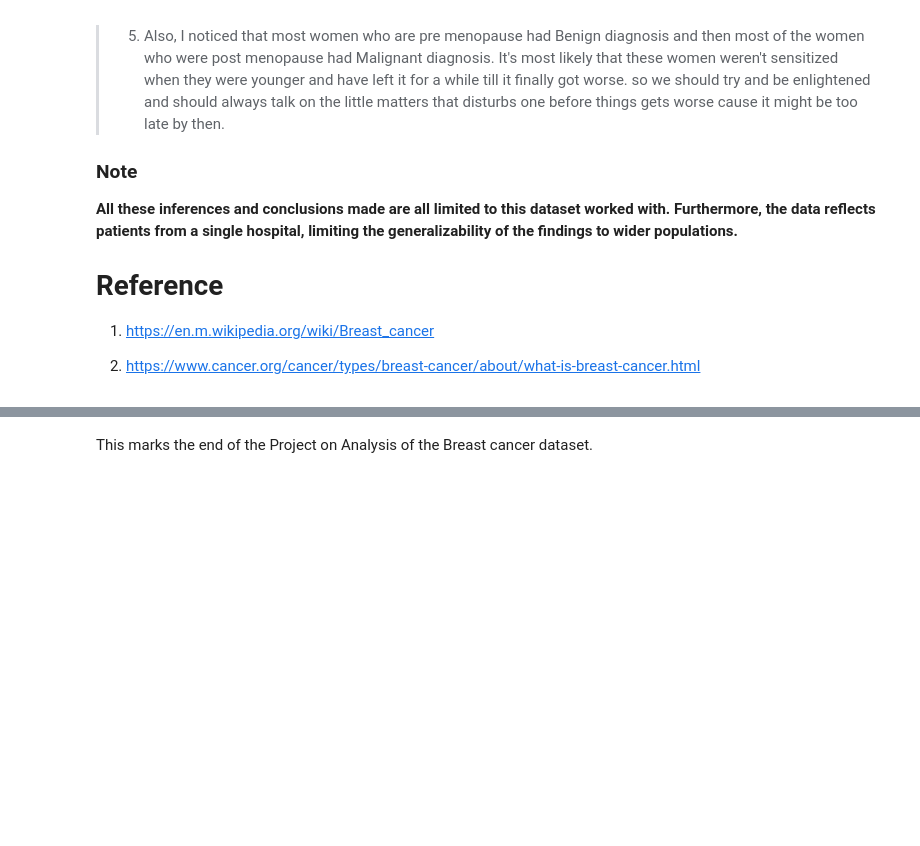
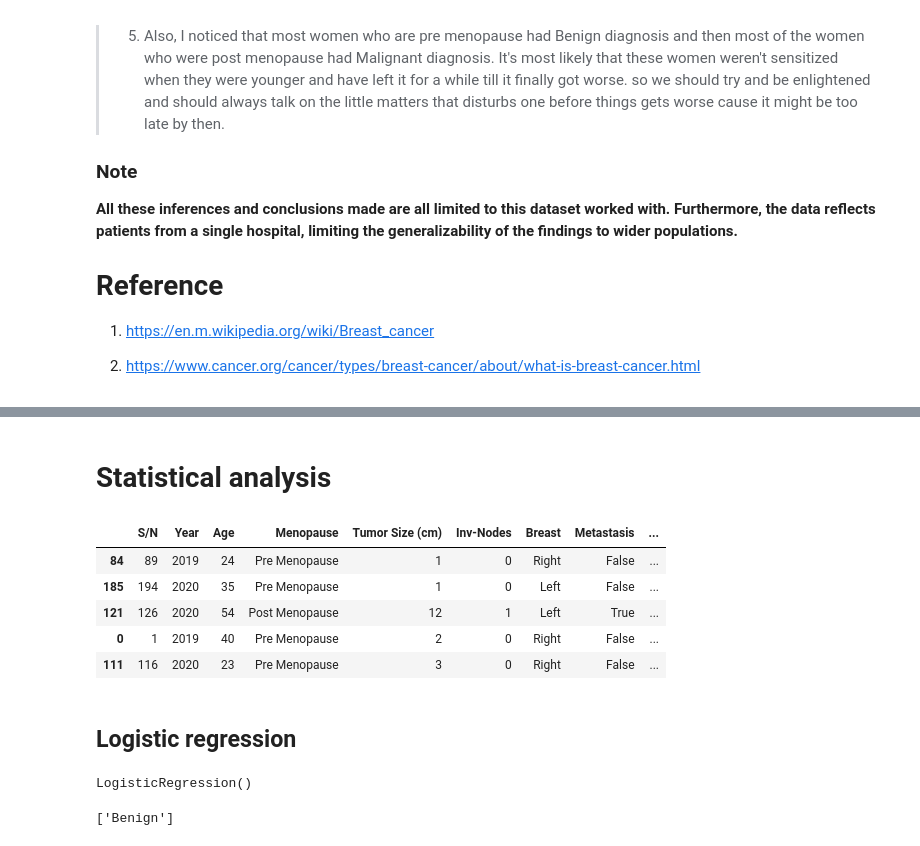
Before and after one commit to Abramz42/Python-projects, a Jupyter notebook: Project 1_Breast cancer analysis.ipynb, the cells around one changed output, grey strips where cells are left out. Cells and saved outputs as stored; diff of their text form; code cells hidden in the pictures; blank space fills up the shorter version.

```diff
--- a/Project 1_Breast cancer analysis.ipynb
+++ b/Project 1_Breast cancer analysis.ipynb
@@ -717,2 +788,15 @@ os.listdir(r'C:\Users\MR ADEMOLA\Desktop\New folder (2)\3')
 # %% [markdown]
-This marks the end of the Project on Analysis of the Breast cancer dataset.
+
+
+# Statistical analysis
+# %%
+data.sample(5)
+# %% [output]
+|  | S/N | Year | Age | Menopause | Tumor Size (cm) | Inv-Nodes | Breast | Metastasis | ... |
+| 84 | 89 | 2019 | 24 | Pre Menopause | 1 | 0 | Right | False | ... |
+| 185 | 194 | 2020 | 35 | Pre Menopause | 1 | 0 | Left | False | ... |
+| 121 | 126 | 2020 | 54 | Post Menopause | 12 | 1 | Left | True | ... |
+| 0 | 1 | 2019 | 40 | Pre Menopause | 2 | 0 | Right | False | ... |
+| 111 | 116 | 2020 | 23 | Pre Menopause | 3 | 0 | Right | False | ... |
+# %% [markdown]
+## Logistic regression
@@ -718,0 +808,10 @@ This marks the end of the Project on Analysis of the Breast cancer dataset.
+# %%
+logr = linear_model.LogisticRegression()
+logr.fit(x,y) # logistic regression model
+# %% [output]
+LogisticRegression()
+# %%
+prdicted=logr.predict(np.array([4]).reshape(-1, 1)) # model Prediction
+print(prdicted)
+# %% [output]
+['Benign']
```
Also changed, not shown: parts of 27 cells of this notebook, 1 other file.
